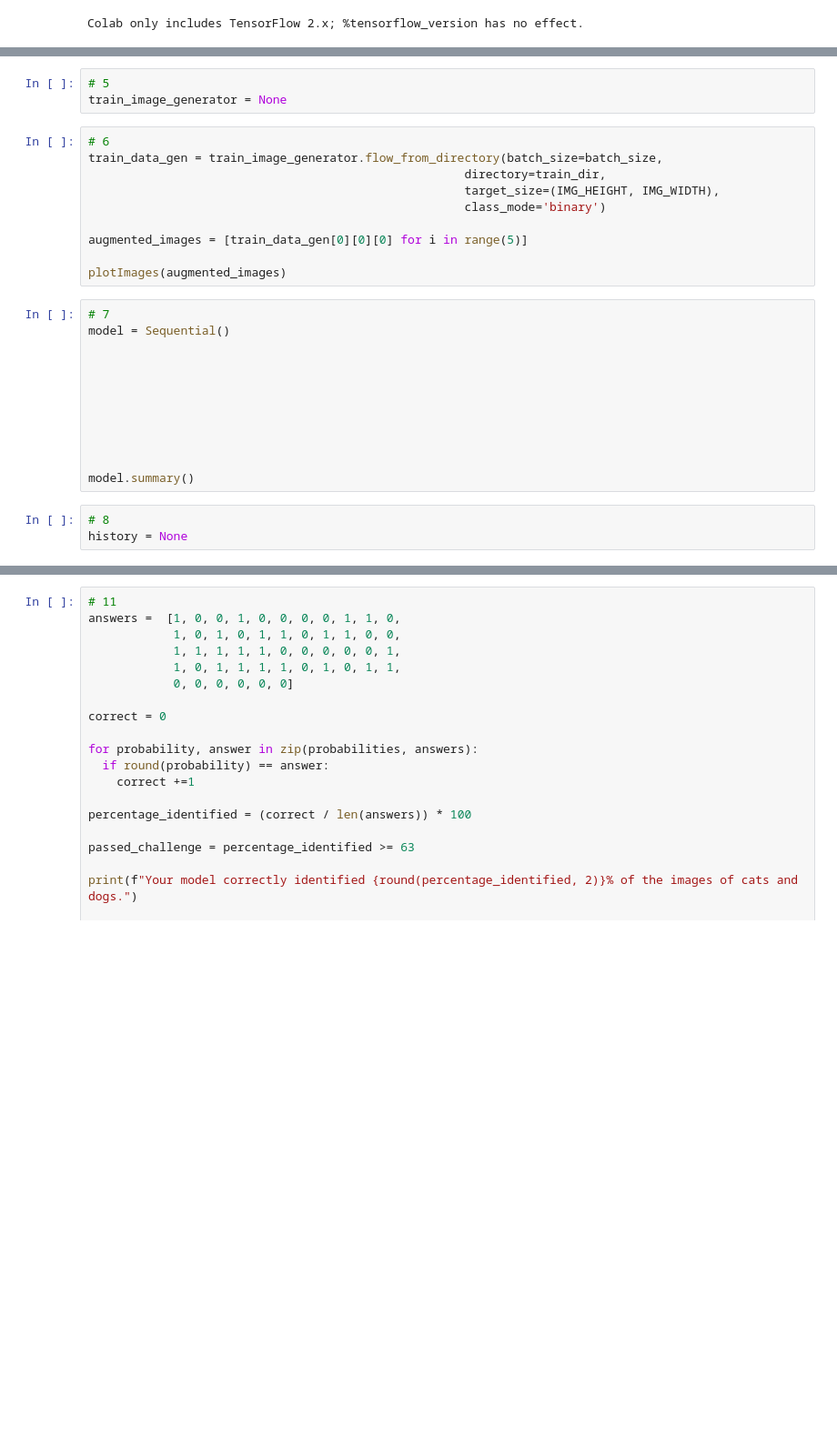
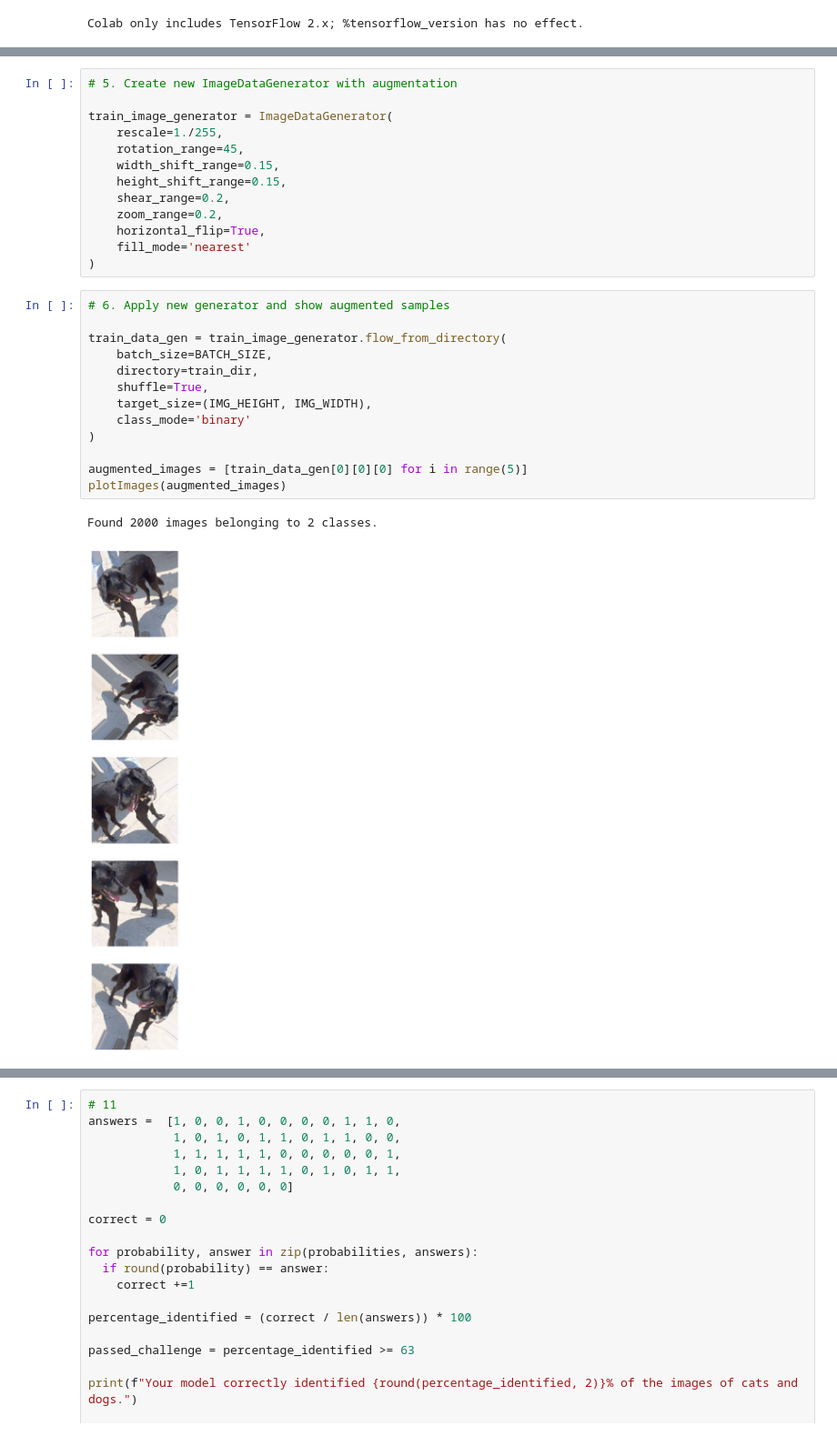
Before and after one commit to FelicityTech/AI-Engineer-for-Developers, a Jupyter notebook: fcc_cat_dog.ipynb, the cells around one changed output, grey strips where cells are left out. Shown at 91% size. Cells and saved outputs as stored; diff of their text form; blank space fills up the shorter version.

```diff
--- a/fcc_cat_dog.ipynb
+++ b/fcc_cat_dog.ipynb
@@ -72,28 +137,29 @@ plotImages(sample_training_images[:5])
-# %%
-# 5
-train_image_generator = None
+# %%
+# 5. Create new ImageDataGenerator with augmentation
+
+train_image_generator = ImageDataGenerator(
+    rescale=1./255,
+    rotation_range=45,
+    width_shift_range=0.15,
+    height_shift_range=0.15,
+    shear_range=0.2,
+    zoom_range=0.2,
+    horizontal_flip=True,
+    fill_mode='nearest'
+)
 # %%
-# 6
-train_data_gen = train_image_generator.flow_from_directory(batch_size=batch_size,
-                                                     directory=train_dir,
-                                                     target_size=(IMG_HEIGHT, IMG_WIDTH),
-                                                     class_mode='binary')
+# 6. Apply new generator and show augmented samples
+
+train_data_gen = train_image_generator.flow_from_directory(
+    batch_size=BATCH_SIZE,
+    directory=train_dir,
+    shuffle=True,
+    target_size=(IMG_HEIGHT, IMG_WIDTH),
+    class_mode='binary'
+)
 
 augmented_images = [train_data_gen[0][0][0] for i in range(5)]
-
 plotImages(augmented_images)
+# %% [output]
+Found 2000 images belonging to 2 classes.
+[figure, added]
-# %%
-# 7
-model = Sequential()
-
-
-
-
-
-
-
-
-model.summary()
-# %%
-# 8
-history = None
```
Also changed, not shown: parts of 8 cells of this notebook.
